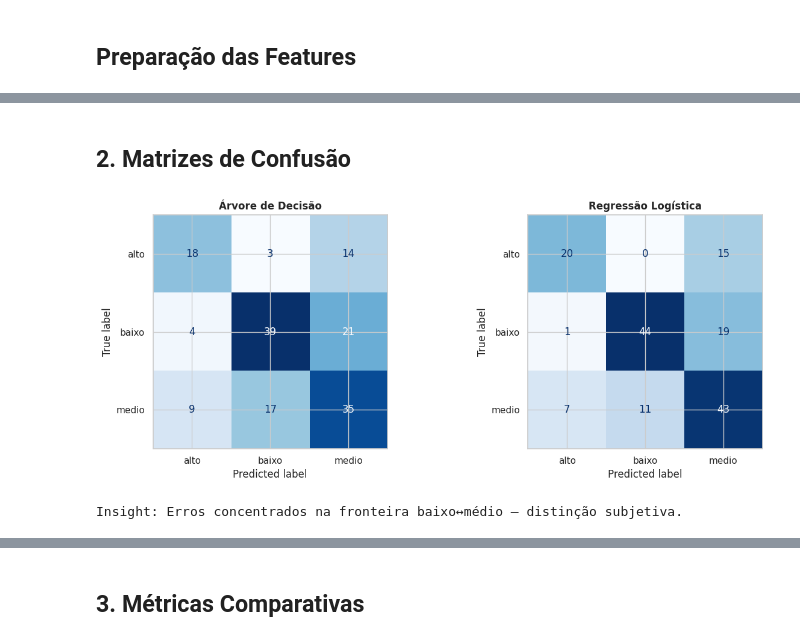
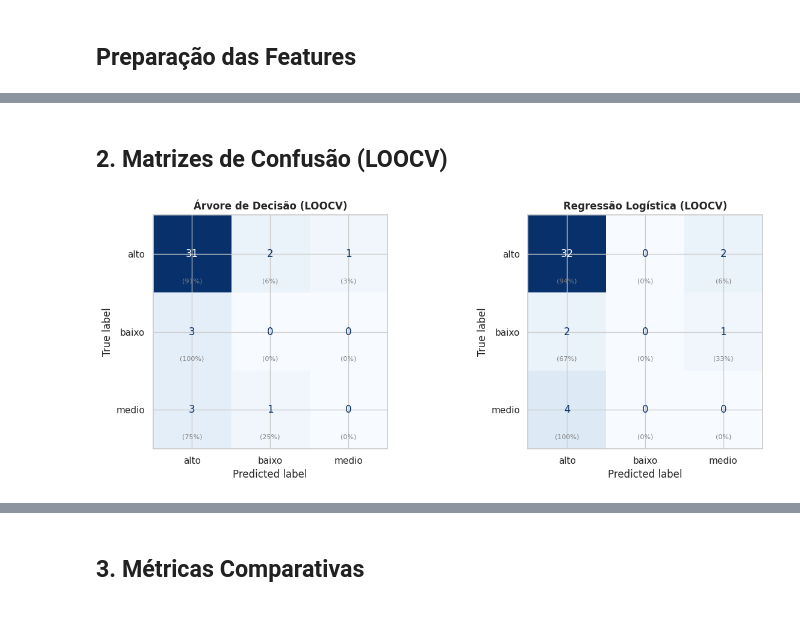
Before and after one commit to Carlosesposito22/projetos5-SIMA, a Jupyter notebook: ml/notebooks/CC5_Classificadores_SIMA.ipynb, the cells around one changed output, grey strips where cells are left out. Drawn from its saved outputs; the diff is of its cells as text; code cells hidden in the pictures.

```diff
--- a/ml/notebooks/CC5_Classificadores_SIMA.ipynb
+++ b/ml/notebooks/CC5_Classificadores_SIMA.ipynb
@@ -111,0 +90,18 @@ weighted avg       0.69      0.67      0.67       160
+# %%
+loo = LeaveOneOut()
+
+dt = DecisionTreeClassifier(max_depth=3, random_state=42)
+lr = LogisticRegression(max_iter=500, random_state=42)
+
+y_pred_dt = cross_val_predict(dt, X, y, cv=loo)
+y_pred_lr = cross_val_predict(lr, X, y, cv=loo)
+
+print("=" * 50)
+print("ÁRVORE DE DECISÃO (max_depth=3) — LOOCV")
+print("=" * 50)
+print(classification_report(y, y_pred_dt, target_names=le_nivel.classes_, zero_division=0))
+
+print("=" * 50)
+print("REGRESSÃO LOGÍSTICA — LOOCV")
+print("=" * 50)
+print(classification_report(y, y_pred_lr, target_names=le_nivel.classes_, zero_division=0))
@@ -112,14 +126,22 @@ weighted avg       0.69      0.67      0.67       160
 # %% [markdown]
-## 2. Matrizes de Confusão
+## 2. Matrizes de Confusão (LOOCV)
 # %%
 fig, axes = plt.subplots(1, 2, figsize=(13, 5))
 for ax, preds, titulo in zip(axes, [y_pred_dt, y_pred_lr],
-                              ['Árvore de Decisão','Regressão Logística']):
-    ConfusionMatrixDisplay(confusion_matrix(y_test, preds),
-                           display_labels=le_nivel.classes_).plot(ax=ax, colorbar=False, cmap='Blues')
+                              ['Árvore de Decisão (LOOCV)','Regressão Logística (LOOCV)']):
+    cm = confusion_matrix(y, preds)
+    cm_disp = ConfusionMatrixDisplay(cm, display_labels=le_nivel.classes_)
+    cm_disp.plot(ax=ax, colorbar=False, cmap='Blues')
+    # % por linha
+    cm_norm = cm.astype(float)
+    row_sums = cm.sum(axis=1, keepdims=True)
+    cm_norm = np.divide(cm, row_sums, where=row_sums!=0) * 100
+    for i in range(cm.shape[0]):
+        for j in range(cm.shape[1]):
+            ax.text(j, i+0.35, f'({cm_norm[i,j]:.0f}%)',
+                    ha='center', va='center', fontsize=8, color='gray')
     ax.set_title(titulo, fontsize=12, fontweight='bold')
-plt.tight_layout(); plt.savefig('cc5_confusao.png', dpi=120, bbox_inches='tight'); plt.show()
-print('Insight: Erros concentrados na fronteira baixo↔médio — distinção subjetiva.')
+
+plt.tight_layout(); plt.show()
 # %% [output]
-[figure, old version]
+[figure, new version]
-Insight: Erros concentrados na fronteira baixo↔médio — distinção subjetiva.
```
Also changed, not shown: parts of 21 cells of this notebook, 2 other files.
